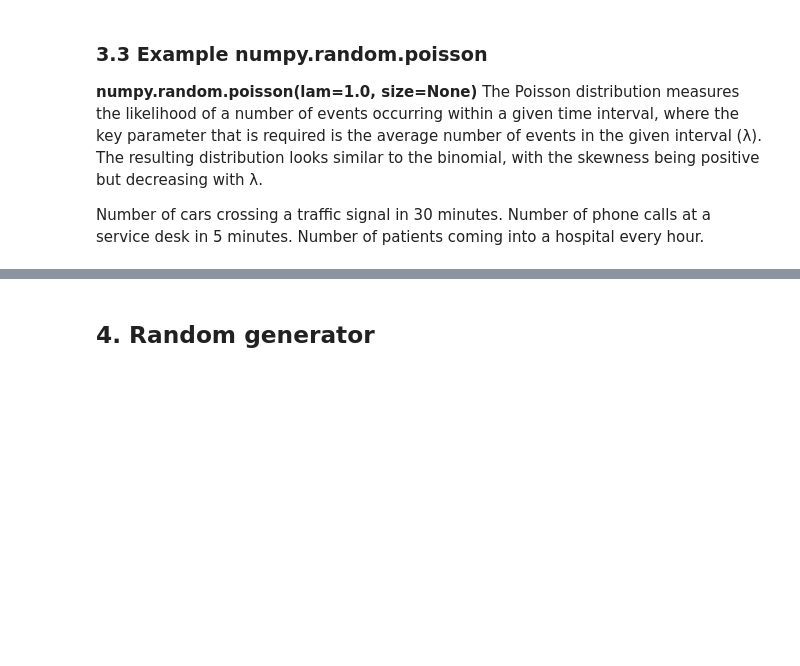
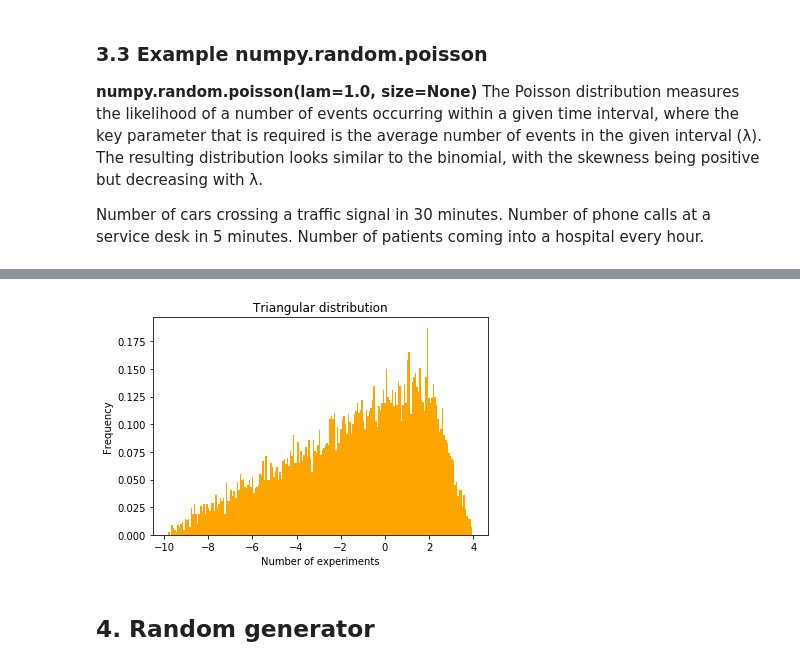
Before and after one commit to kamilam1987/Emerging_Technologies, a Jupyter notebook: numpy-random.ipynb, the cells around one changed output, grey strips where cells are left out. Drawn from its saved outputs; the diff is of its cells as text; code cells hidden in the pictures; blank space fills up the shorter version.

Commit message:
Added numpy.random.triangular example

```diff
--- a/numpy-random.ipynb
+++ b/numpy-random.ipynb
@@ -508,3 +512,35 @@ plt.show()
+# %%
+# numpy.random.triangular() method
+
+# Import numpy
+import numpy as np
+# Import matplotlib
+import matplotlib.pyplot as plt
+
+# Triangular method which takes three parameters
+#  numpy.random.triangular(left, mode, right, size=None)
+# left - lower limit
+# mode - The value where the peak of the distribution occurs. The value should fulfill the condition left <= mode <= right.
+# right - Upper limit, should be larger than left
+# size - output shape
+triangular_dist = np.random.triangular(-10,2, 4, 10000)
+
+# Creates a histogram
+count, bins, ignored = plt.hist(triangular_dist, 200, density=True, color = 'orange')
+
+# Adds title
+plt.title("Triangular distribution")
+
+# Creates lable
+plt.xlabel("Number of experiments")
+
+# Creates lable
+plt.ylabel("Frequency")
+
+# Prints a plot
+plt.show()
+# %% [output]
+[figure, added]
 # %% [markdown]
 ## 4. Random generator
 # %% [markdown]
```
Also changed, not shown: parts of 19 cells of this notebook.
